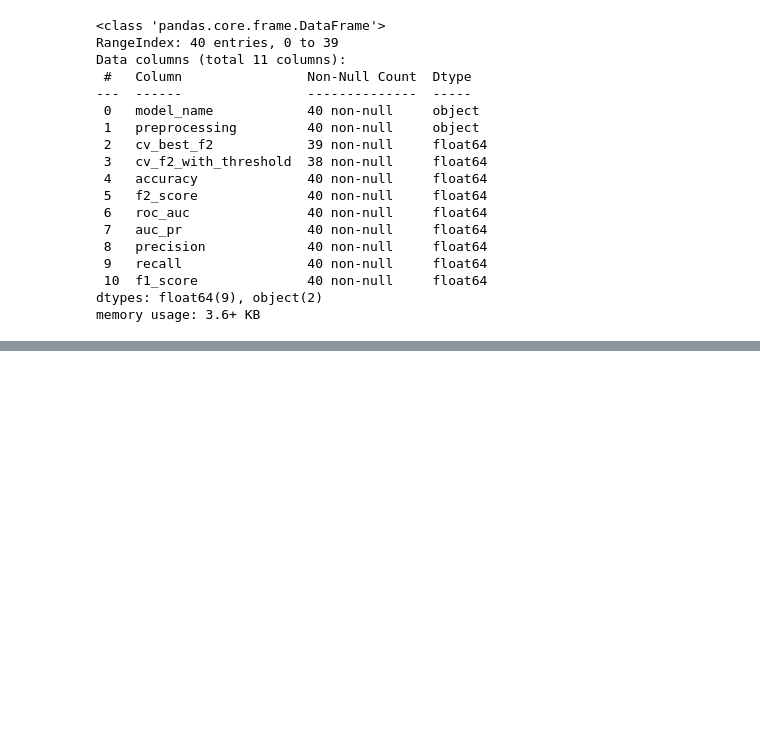
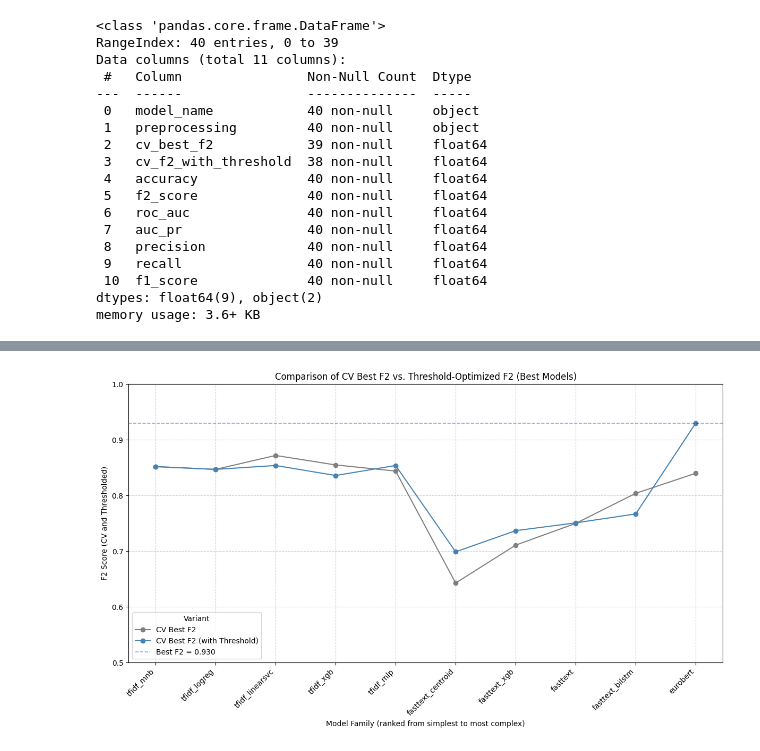
Before and after one commit to theolenko/bachelorsthesis_notebook_code, a Jupyter notebook: 07results/result_visuals.ipynb, the cells around one changed output, grey strips where cells are left out. Drawn from its saved outputs; the diff is of its cells as text; code cells hidden in the pictures; blank space fills up the shorter version.

```diff
--- a/07results/result_visuals.ipynb
+++ b/07results/result_visuals.ipynb
@@ -435,0 +667,50 @@ df_final_results
+# %%
+
+
+# Filter: nur beste Modelle, Baseline raus
+df_cv_best = df_final_results[
+    (df_final_results["is_best"] == 1) &
+    (df_final_results["model_base"] != "baseline")
+].copy()
+
+# Sortieren nach Komplexität
+df_cv_best = df_cv_best.sort_values("complexity_rank")
+
+plt.figure(figsize=(12,7))
+
+# Farben für die zwei Varianten
+colors = {"cv_best_f2": "gray", "cv_f2_with_threshold": "steelblue"}
+
+# Linien + Punkte für jede Variante
+for col, label in zip(["cv_best_f2", "cv_f2_with_threshold"], ["CV Best F2", "CV Best F2 (with Threshold)"]):
+    plt.plot(
+        df_cv_best["model_base"], df_cv_best[col],
+        marker="o", linestyle="-", color=colors[col], label=label
+    )
+
+# bestes F2 visualisieren
+best_f2 = df_cv_best[["cv_best_f2", "cv_f2_with_threshold"]].max().max()
+plt.axhline(
+    y=best_f2,
+    color="blue",
+    linestyle="--",
+    linewidth=1.2,
+    alpha=0.4,
+    label=f"Best F2 = {best_f2:.3f}"
+)
+
+# X-Achse: Modellnamen
+plt.xticks(rotation=45, ha="right")
+
+# Y-Achse: sinnvoll skalieren (0.5–1)
+plt.ylim(0.5, 1.0)
+
+plt.xlabel("Model Family (ranked from simplest to most complex)")
+plt.ylabel("F2 Score (CV and Thresholded)")
+plt.title("Comparison of CV Best F2 vs. Threshold-Optimized F2 (Best Models)")
+plt.legend(title="Variant")
+plt.grid(True, linestyle="--", alpha=0.6)
+plt.tight_layout()
+plt.show()
+# %% [output]
+[figure, added]
```
Also changed, not shown: parts of 11 cells of this notebook.
